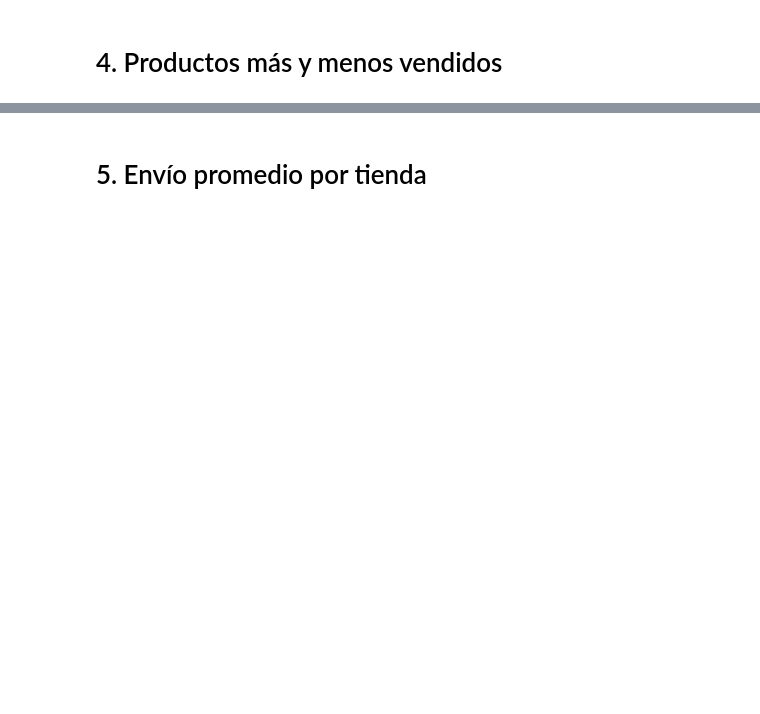
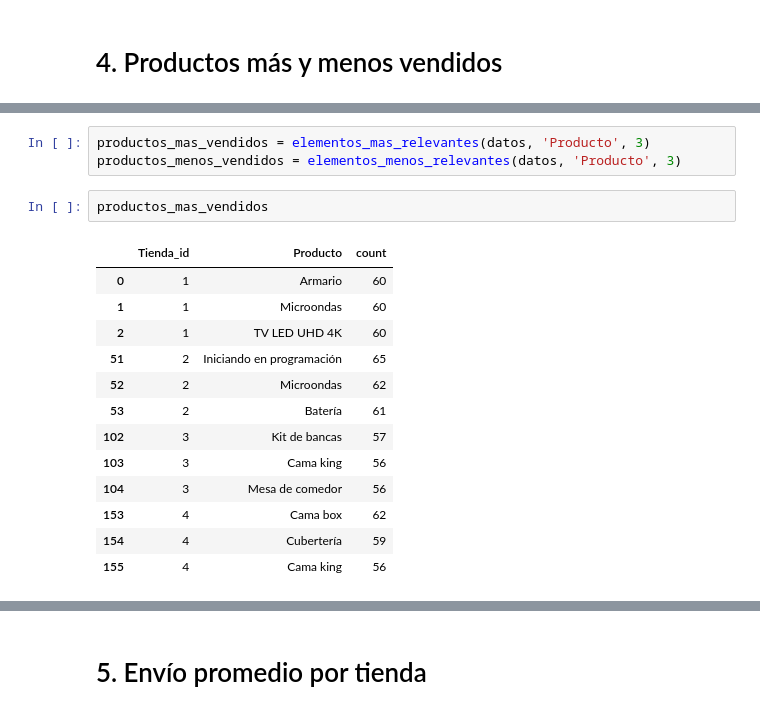
Before and after one commit to MiiguelHG/challenge-1-data-science-alura-latam, a Jupyter notebook: AluraStoreLatam.ipynb, the cells around one changed output, grey strips where cells are left out. Drawn from its saved outputs; the diff is of its cells as text; blank space fills up the shorter version.

```diff
--- a/AluraStoreLatam.ipynb
+++ b/AluraStoreLatam.ipynb
@@ -143,0 +148,19 @@ ValueError: No axis named count for object type DataFrame
+# %%
+productos_mas_vendidos = elementos_mas_relevantes(datos, 'Producto', 3)
+productos_menos_vendidos = elementos_menos_relevantes(datos, 'Producto', 3)
+# %%
+productos_mas_vendidos
+# %% [output]
+|  | Tienda_id | Producto | count |
+| 0 | 1 | Armario | 60 |
+| 1 | 1 | Microondas | 60 |
+| 2 | 1 | TV LED UHD 4K | 60 |
+| 51 | 2 | Iniciando en programación | 65 |
+| 52 | 2 | Microondas | 62 |
+| 53 | 2 | Batería | 61 |
+| 102 | 3 | Kit de bancas | 57 |
+| 103 | 3 | Cama king | 56 |
+| 104 | 3 | Mesa de comedor | 56 |
+| 153 | 4 | Cama box | 62 |
+| 154 | 4 | Cubertería | 59 |
+| 155 | 4 | Cama king | 56 |
```
Also changed, not shown: parts of 19 cells of this notebook.
